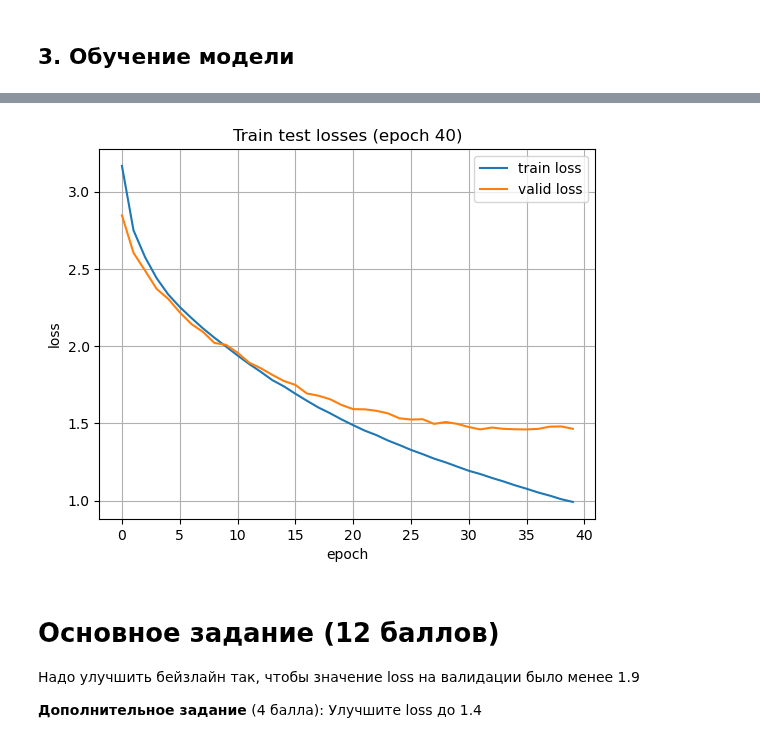
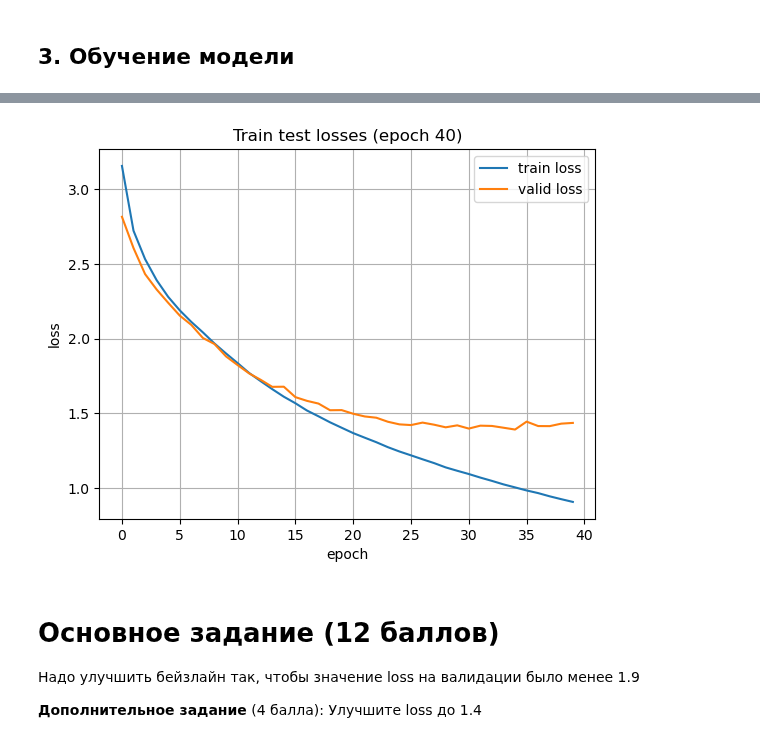
Before and after one commit to medbar/asr_itmo_practice, a Jupyter notebook: asr_lab3.ipynb, the cells around one changed output, grey strips where cells are left out. Saved outputs shown, nothing was run; the diff lists cells and outputs as text; code cells hidden in the pictures.

```diff
--- a/asr_lab3.ipynb
+++ b/asr_lab3.ipynb
@@ -623,11 +623,11 @@ train: 3.35445 | val: 3.34519
 # %%
 # Запуск полноценного обучения модели
 # с тюнингом гиперпараметров
-def experiment(hidden_dim=128, num_layers=7, ff_dim=256, dropout=0.0, nhead=8):
+def experiment(hidden_dim=128, num_layers=7, ff_dim=256, dropout=0.0, nhead=8, optim=torch.optim.Adam):
     fe = FeatureExtractor()
     test_dataset = FeatsPhoneDataset('timit/data/TEST/', feature_extractor=fe, phone2id=PHONE2ID)
     train_dataset = FeatsPhoneDataset('timit/data/TRAIN/', feature_extractor=fe, phone2id=PHONE2ID)
-    train_dataloader = torch.utils.data.DataLoader(train_dataset, batch_size=10,
+    train_dataloader = torch.utils.data.DataLoader(train_dataset, batch_size=8,
                                                    num_workers=0, collate_fn=train_dataset.collate_pad, shuffle=True)
     test_dataloader = torch.utils.data.DataLoader(test_dataset, batch_size=1,
                                                   num_workers=0, collate_fn=test_dataset.collate_pad, shuffle=False)
@@ -638,15 +638,16 @@ def experiment(hidden_dim=128, num_layers=7, ff_dim=256, dropout=0.0, nhead=8):
                                  num_layers=num_layers,  # num_layers на переданный параметр
                                  ff_dim=ff_dim,  # ff_dim на переданный параметр
                                  dropout=dropout,  # dropout на переданный параметр
-                                 nhead=nhead),  # nhead на переданный параметр
+                                 nhead=nhead,),  # nhead на переданный параметр
                      fe=fe,
-                     phone2id=PHONE2ID, device='cuda')
+                     phone2id=PHONE2ID, device='cuda',
+                     opt_cls=optim)
 
     trainer.fit(train_dataloader, epochs=40, valid_dataloader=test_dataloader, plot_losses=True)
     return trainer.to('cpu')
-
-# Пробуем новую комбинацию гиперпараметров
-results = experiment(hidden_dim=256, num_layers=10, ff_dim=512, dropout=0.2, nhead=16)
-# %% [output]
-[figure, removed]
+# %%
+# Пробуем новую комбинацию гиперпараметров
+results = experiment(hidden_dim=256, num_layers=10, ff_dim=512, dropout=0.2, nhead=16, optim=torch.optim.AdamW)
+# %% [output]
+[figure, added]
 # %%
```
Also changed, not shown: parts of 5 cells of this notebook.
